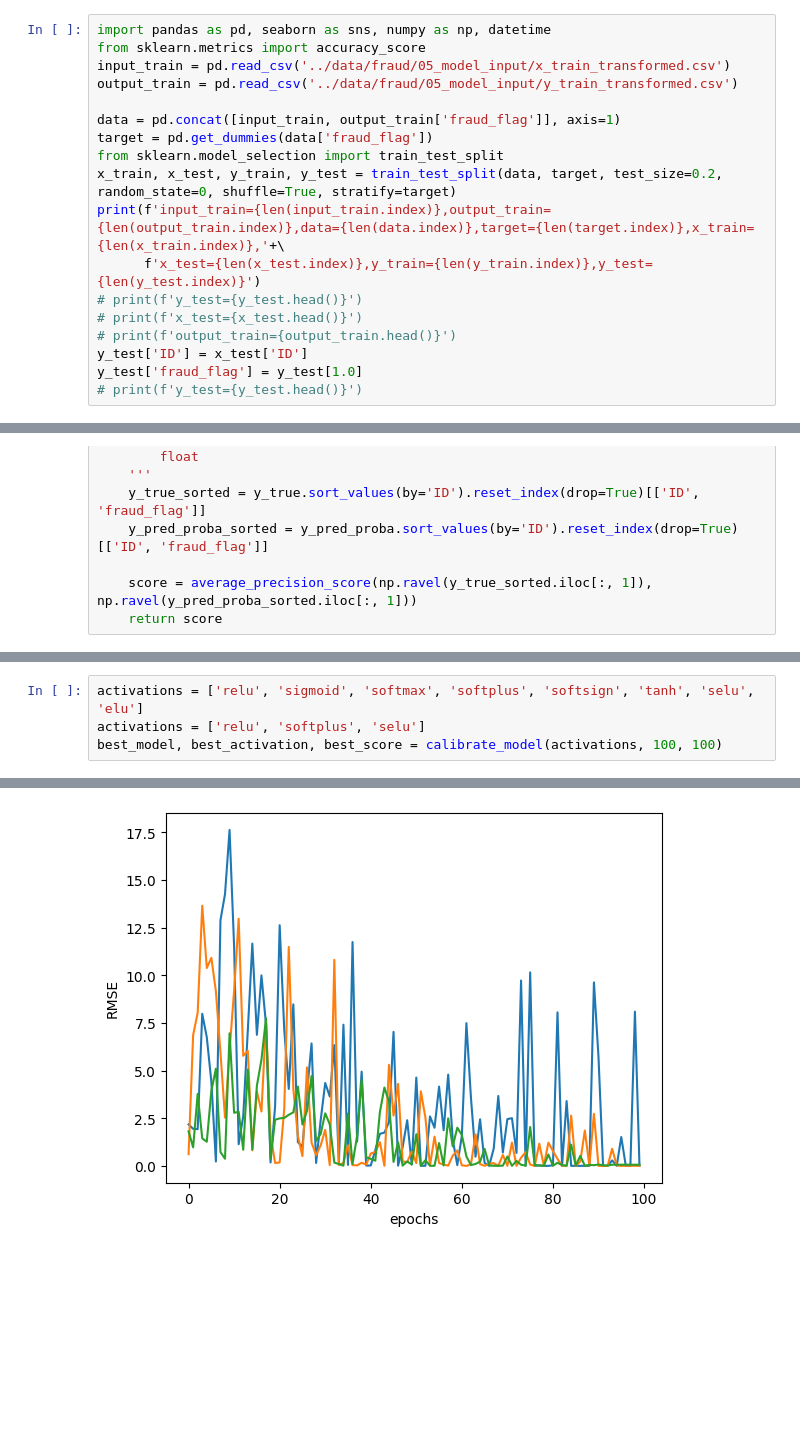
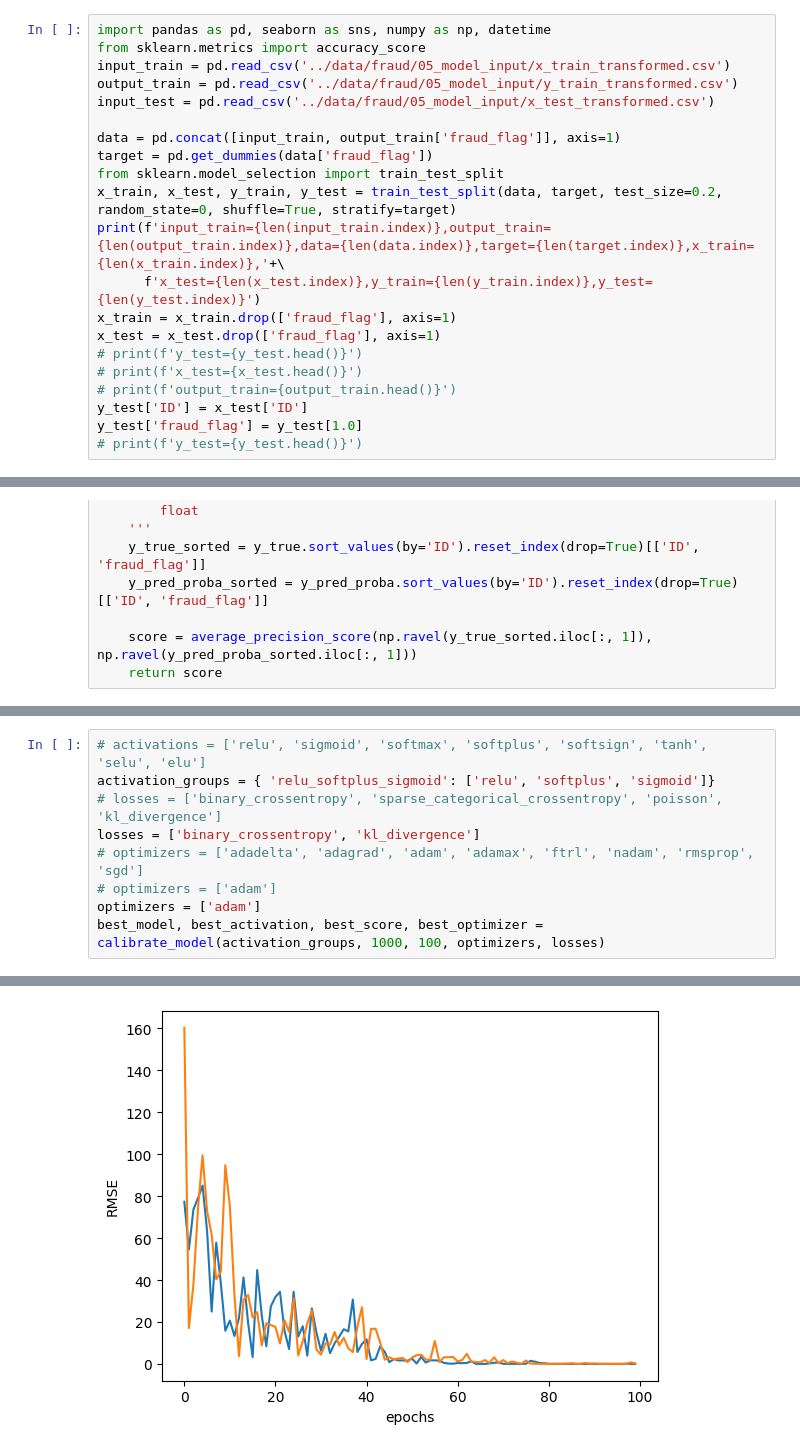
Before and after one commit to OncleBobby/kaggle-competitions, a Jupyter notebook: notebooks/fraud_keras.ipynb, the cells around one changed output, grey strips where cells are left out. Cells and saved outputs as stored; diff of their text form; blank space fills up the shorter version.

```diff
--- a/notebooks/fraud_keras.ipynb
+++ b/notebooks/fraud_keras.ipynb
@@ -3,6 +3,7 @@ import pandas as pd, seaborn as sns, numpy as np, datetime
 from sklearn.metrics import accuracy_score
 input_train = pd.read_csv('../data/fraud/05_model_input/x_train_transformed.csv')
 output_train = pd.read_csv('../data/fraud/05_model_input/y_train_transformed.csv')
+input_test = pd.read_csv('../data/fraud/05_model_input/x_test_transformed.csv')
 
 data = pd.concat([input_train, output_train['fraud_flag']], axis=1)
 target = pd.get_dummies(data['fraud_flag'])
@@ -10,6 +11,8 @@ from sklearn.model_selection import train_test_split
 x_train, x_test, y_train, y_test = train_test_split(data, target, test_size=0.2, random_state=0, shuffle=True, stratify=target)
 print(f'input_train={len(input_train.index)},output_train={len(output_train.index)},data={len(data.index)},target={len(target.index)},x_train={len(x_train.index)},'+\
       f'x_test={len(x_test.index)},y_train={len(y_train.index)},y_test={len(y_test.index)}')
+x_train = x_train.drop(['fraud_flag'], axis=1)
+x_test = x_test.drop(['fraud_flag'], axis=1)
 # print(f'y_test={y_test.head()}')
 # print(f'x_test={x_test.head()}')
 # print(f'output_train={output_train.head()}')
@@ -112,7 +122,12 @@ def calibrate_model(activations, batch_size = 10, epochs = 100):
 # %%
-activations = ['relu', 'sigmoid', 'softmax', 'softplus', 'softsign', 'tanh', 'selu', 'elu']
-activations = ['relu', 'softplus', 'selu']
-best_model, best_activation, best_score = calibrate_model(activations, 100, 100)
+# activations = ['relu', 'sigmoid', 'softmax', 'softplus', 'softsign', 'tanh', 'selu', 'elu']
+activation_groups = { 'relu_softplus_sigmoid': ['relu', 'softplus', 'sigmoid']}
+# losses = ['binary_crossentropy', 'sparse_categorical_crossentropy', 'poisson', 'kl_divergence']
+losses = ['binary_crossentropy', 'kl_divergence']
+# optimizers = ['adadelta', 'adagrad', 'adam', 'adamax', 'ftrl', 'nadam', 'rmsprop', 'sgd']
+# optimizers = ['adam']
+optimizers = ['adam']
+best_model, best_activation, best_score, best_optimizer = calibrate_model(activation_groups, 1000, 100, optimizers, losses)
 # %% [output]
 389/389 [==============================] - 0s 1ms/step
 389/389 [==============================] - 0s 1ms/step
@@ -127 +139 @@ The winner is relu with a score of 0.9750943054637595 !
-[figure, old version]
+[figure, new version]
```
Also changed, not shown: parts of 16 cells of this notebook, 1 other file.
